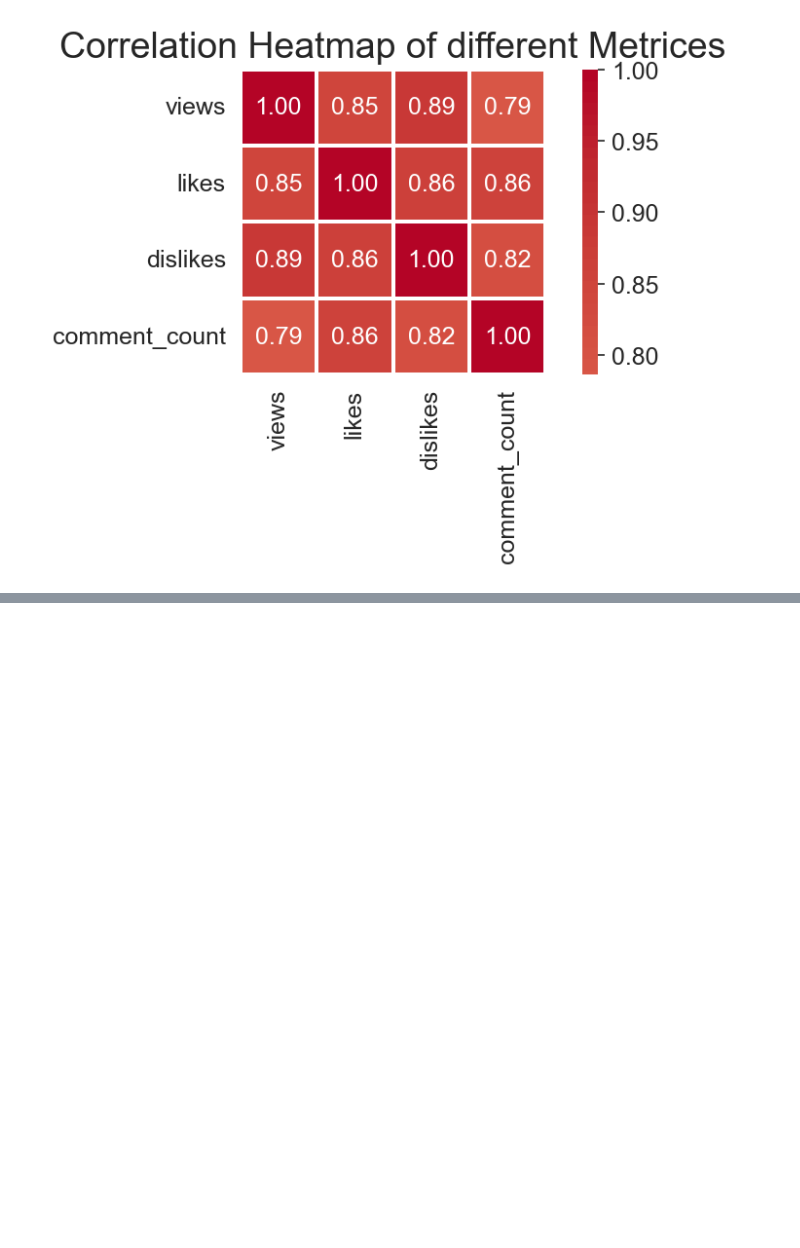
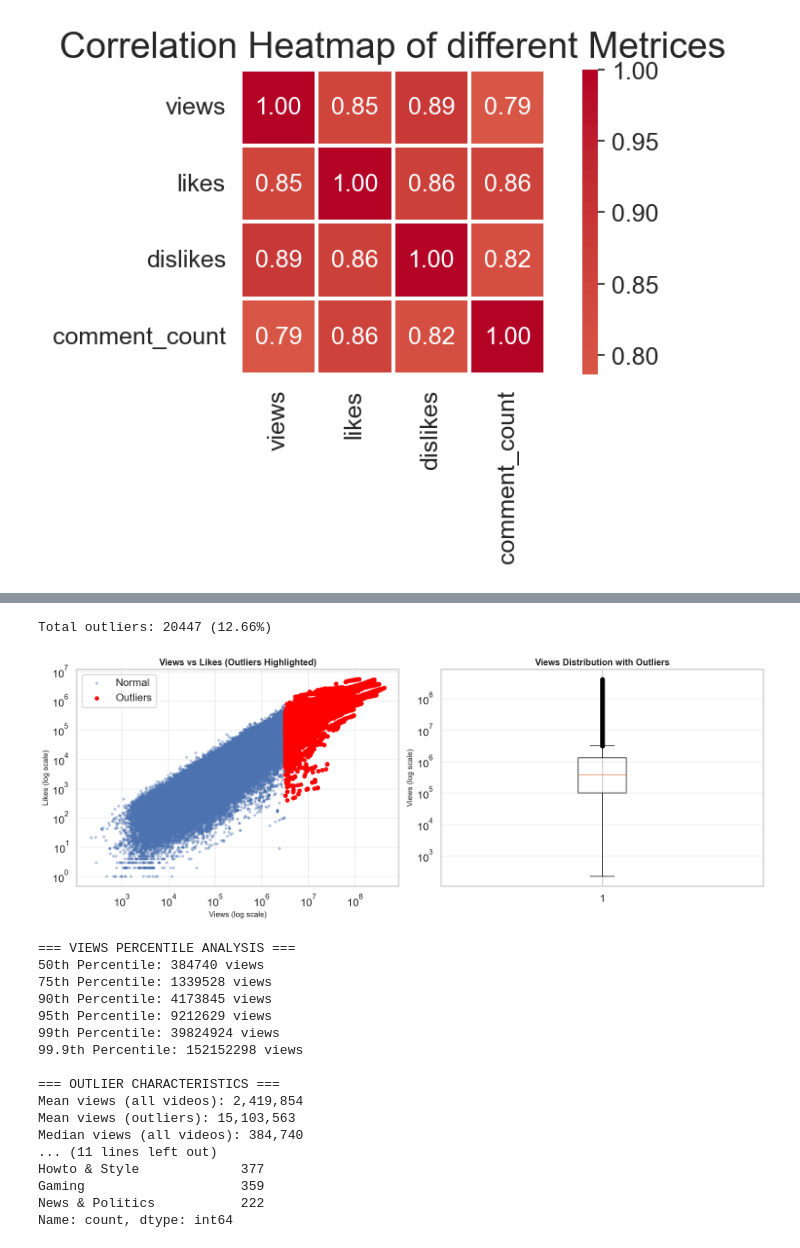
Before and after one commit to Aadarsh524/video-engagement-predictor, a Jupyter notebook: notebooks/01_eda.ipynb, the cells around one changed output, grey strips where cells are left out. Drawn from its saved outputs; the diff is of its cells as text; code cells hidden in the pictures; blank space fills up the shorter version.

```diff
--- a/notebooks/01_eda.ipynb
+++ b/notebooks/01_eda.ipynb
@@ -269,0 +370,72 @@ plt.show()
+# %%
+# Identifying Outliers in our dataset
+
+
+Q1 = df['views'].quantile(.25)
+Q3 = df['views'].quantile(.75)
+IQR = Q3-Q1
+
+lower_bound = Q1 - 1.5 * IQR
+upper_bound = Q3 + 1.5 * IQR
+
+views_outliers = df[(df['views'] < lower_bound ) | (df['views'] > upper_bound)]
+print(f"\nTotal outliers: {len(views_outliers)} ({len(views_outliers)/len(df)*100:.2f}%)")
+
+
+fig, axes = plt.subplots(1, 2, figsize=(16, 6))
+axes[0].scatter(df['views'], df['likes'], alpha=0.3, s=10, label='Normal')
+axes[0].scatter(views_outliers['views'], views_outliers['likes'], alpha=0.9, s=30, color='red', label='Outliers')
+axes[0].set_xscale('log')
+axes[0].set_yscale('log')
+axes[0].set_xlabel('Views (log scale)', fontsize=12)
+axes[0].set_ylabel('Likes (log scale)', fontsize=12)
+axes[0].set_title('Views vs Likes (Outliers Highlighted)', fontsize=14, fontweight='bold')
+axes[0].legend()
+axes[0].grid(True, alpha=0.3)
+
+axes[1].boxplot(df['views'], vert=True)
+axes[1].set_yscale('log')
+axes[1].set_ylabel('Views (log scale)', fontsize=12)
+axes[1].set_title('Views Distribution with Outliers', fontsize=14, fontweight='bold')
+axes[1].grid(True, alpha=0.3, axis='y')
+
+plt.tight_layout()
+plt.show()
+
+
+percentiles = [50,75,90,95,99, 99.9]
+print("\n=== VIEWS PERCENTILE ANALYSIS ===")
+for p in percentiles:
+    value = df['views'].quantile(p/100)
+    print(f"{p}th Percentile: {value:.0f} views")
+
+
+print("\n=== OUTLIER CHARACTERISTICS ===")
+print(f"Mean views (all videos): {df['views'].mean():,.0f}")
+print(f"Mean views (outliers): {views_outliers['views'].mean():,.0f}")
+print(f"Median views (all videos): {df['views'].median():,.0f}")
+print(f"Median views (outliers): {views_outliers['views'].median():,.0f}")
+
+# Top categories for outliers
+print("\n=== TOP CATEGORIES FOR VIRAL VIDEOS (OUTLIERS) ===")
+print(views_outliers['category_name'].value_counts().head(10))
+# %% [output]
+Total outliers: 20447 (12.66%)
+[figure, added]
+=== VIEWS PERCENTILE ANALYSIS ===
+50th Percentile: 384740 views
+75th Percentile: 1339528 views
+90th Percentile: 4173845 views
+95th Percentile: 9212629 views
+99th Percentile: 39824924 views
+99.9th Percentile: 152152298 views
+
+=== OUTLIER CHARACTERISTICS ===
+Mean views (all videos): 2,419,854
+Mean views (outliers): 15,103,563
+Median views (all videos): 384,740
+... (11 lines left out)
+Howto & Style             377
+Gaming                    359
+News & Politics           222
+Name: count, dtype: int64
```
Also changed, not shown: parts of 5 cells of this notebook, 1 other file.
